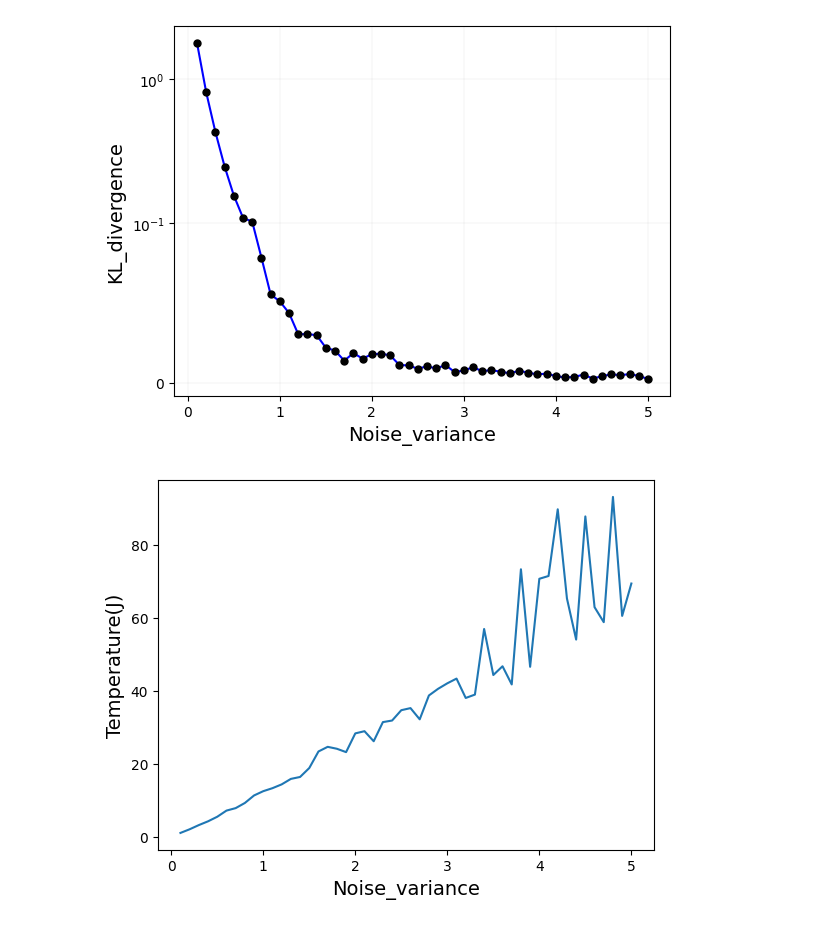
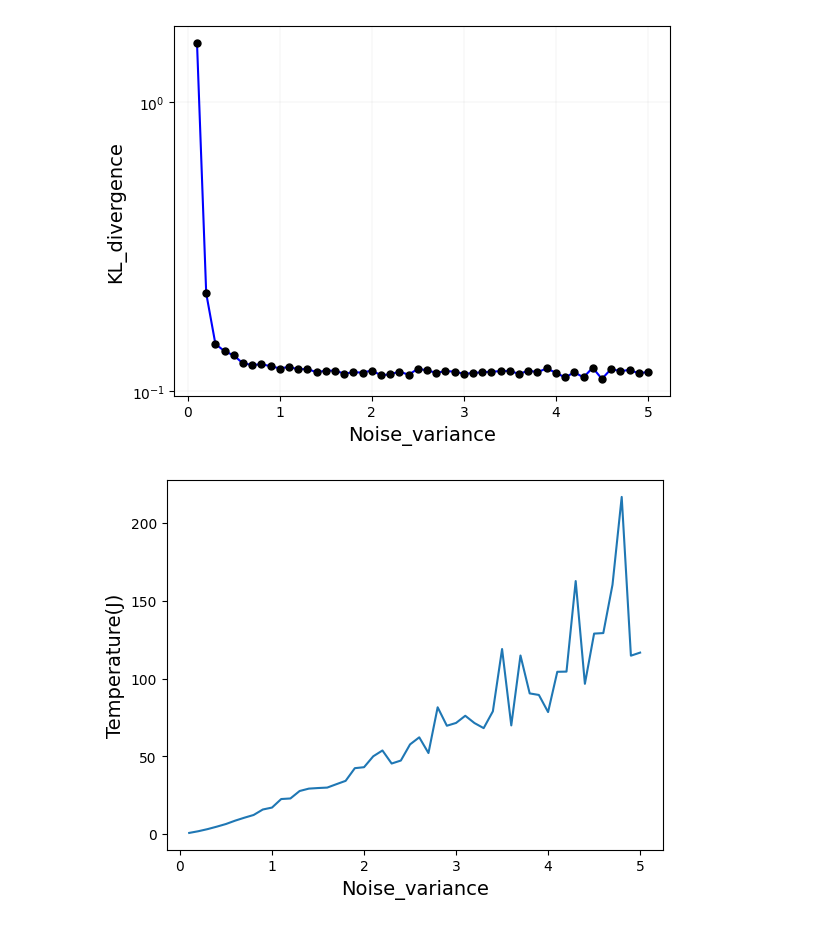
Before and after one commit to Fz-TvT/Qboson_RBM, a Jupyter notebook: cim vs mcmc/cim_verify.ipynb, the cells around one changed output. Drawn from its saved outputs; the diff is of its cells as text; code cells hidden in the pictures.

```diff
--- a/cim vs mcmc/cim_verify.ipynb
+++ b/cim vs mcmc/cim_verify.ipynb
@@ -185,7 +185,7 @@ from collections import Counter
 import math
 import csv
 # 定义参数
-NN = 10000  # 采样次数
+NN = 100000  # 采样次数
 start = 0.1
 step = 0.1
 num_elements = 50
@@ -200,16 +200,16 @@ energy_distributions = defaultdict(list)
 pro_ans=[]
 values=[]
 noise_ans=[]
-array=[ [1,2,-0.5],
-    [1,1,1.4],
-      [1,3,0.1],
-       [2,1,-0.5],
-       [3,1,0.1],
-       [2,2,-0.7],
+array=[ [1,2,-0.4],
+    [1,1,0.4],
+      [1,3,0.4],
+       [2,1,-0.4],
+       [3,1,0.4],
+       [2,2,-0.4],
        [3,3,0.1],
-       [1,4,1.1],
-       [4,1,1.1],
-       [4,4,-1.3]
+       [1,4,0.4],
+       [4,1,0.4],
+       [4,4,-0.4]
 ]
 
 kl_ans=[]
@@ -258,5 +258,5 @@ plt.show()
 # %%
-noise=2
+noise=0.1
 data= ising_sample(array,NN, n_hid ,noise,a,b)
         # 统计每个数的频率
 counter = Counter(data)
@@ -322,7 +322,7 @@ from collections import Counter
 import math
 import csv
 # 定义参数
-NN = 10000  # 采样次数
+NN = 100000  # 采样次数
 start = 0.1
 step = 0.1
 num_elements = 50
@@ -337,18 +337,17 @@ energy_distributions = defaultdict(list)
 pro_ans=[]
 values=[]
 noise_ans=[]
-array=[ [1,2,-0.5],
-    [1,1,1.4],
-      [1,3,0.1],
-       [2,1,-0.5],
-       [3,1,0.1],
-       [2,2,-0.7],
+array=[ [1,2,-0.4],
+    [1,1,0.4],
+      [1,3,0.4],
+       [2,1,-0.4],
+       [3,1,0.4],
+       [2,2,-0.4],
        [3,3,0.1],
-       [1,4,1.1],
-       [4,1,1.1],
-       [4,4,-1.3]
+       [1,4,0.4],
+       [4,1,0.4],
+       [4,4,-0.4]
 ]
-
 kl_ans=[]
 a=0.8
 b=0.5
@@ -363,35 +362,35 @@ for noise in noise_levels:
     P=frequencies/all_counts
     x=numbers.flatten()
     y=np.log(P.flatten())
     coefficients = np.polyfit(x, y, 1)
     slope=coefficients[0]
     intercept = coefficients[1]  # 截距
     Q=np.exp(slope * x + intercept)
     kl=0
     # k=1.380649e-23
     T=-1/(slope)
     T_ans.append(round(T,2))
     # 计算KL散度
     for i in range(len(P)):
         if P[i] > 0 and Q[i] > 0:  # 避免除以零的情况
             kl += P[i] * math.log(P[i] / Q[i])
     kl_ans.append(kl)
 # T_ans=np.array(T_ans)
 plt.xlabel('Noise_variance', fontsize=14)
 plt.ylabel('KL_divergence', fontsize=14)
 plt.yscale('symlog', linthresh=0.1)  # linthresh 参数定义了线性部分的范围
 plt.grid(True, which="both", linestyle='-', linewidth=0.1)
 plt.plot(noise_levels, np.array(kl_ans), color='blue', label='kl随着噪声变化曲线',marker='o',markersize=5, markerfacecolor='black', markeredgecolor='black')
 # # 使用zip函数将两个数组打包成元组列表
 plt.show()
 data = zip(noise_levels, T_ans)
 plt.xlabel('Noise_variance', fontsize=14)
 plt.ylabel('Temperature(J)', fontsize=14)
 plt.plot(noise_levels,T_ans)
 plt.show()
 # %% [output]
-[figure, old version]
+[figure, new version]
-[figure, old version]
+[figure, new version]
 # %%
 noise=0.2
 NN=10000
```
Also changed, not shown: parts of 5 cells of this notebook.
